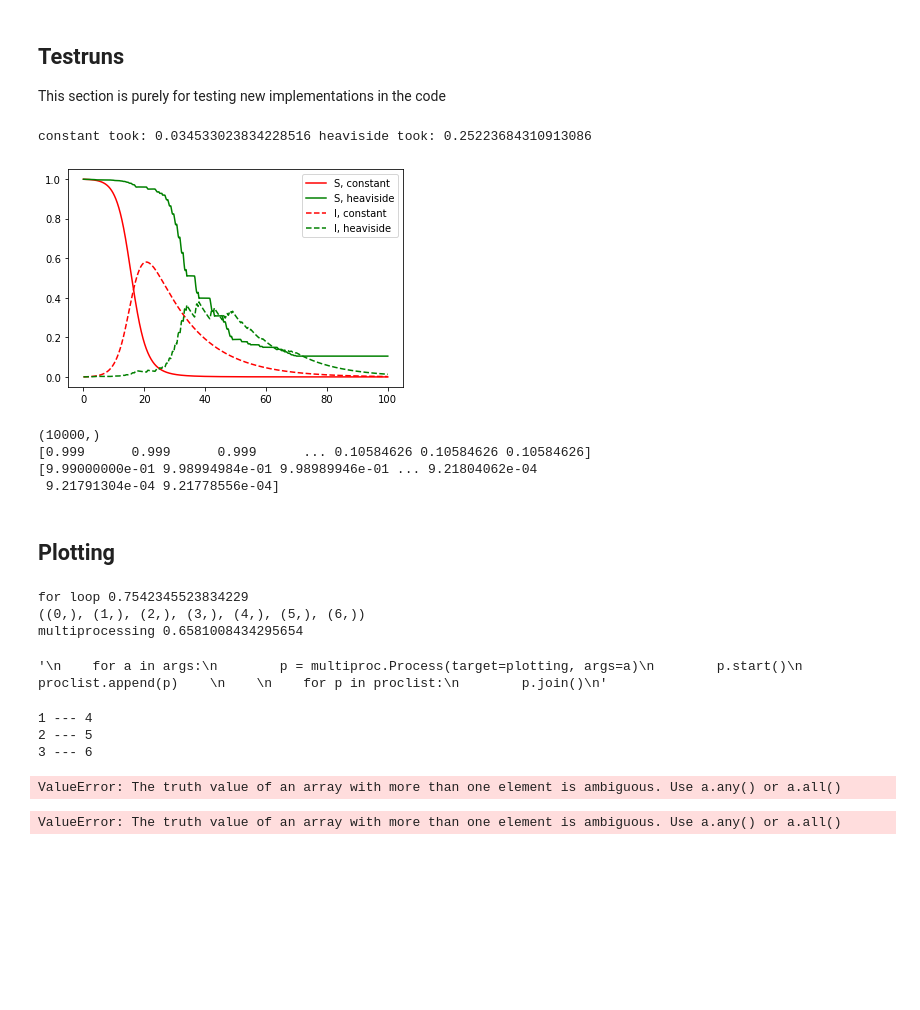
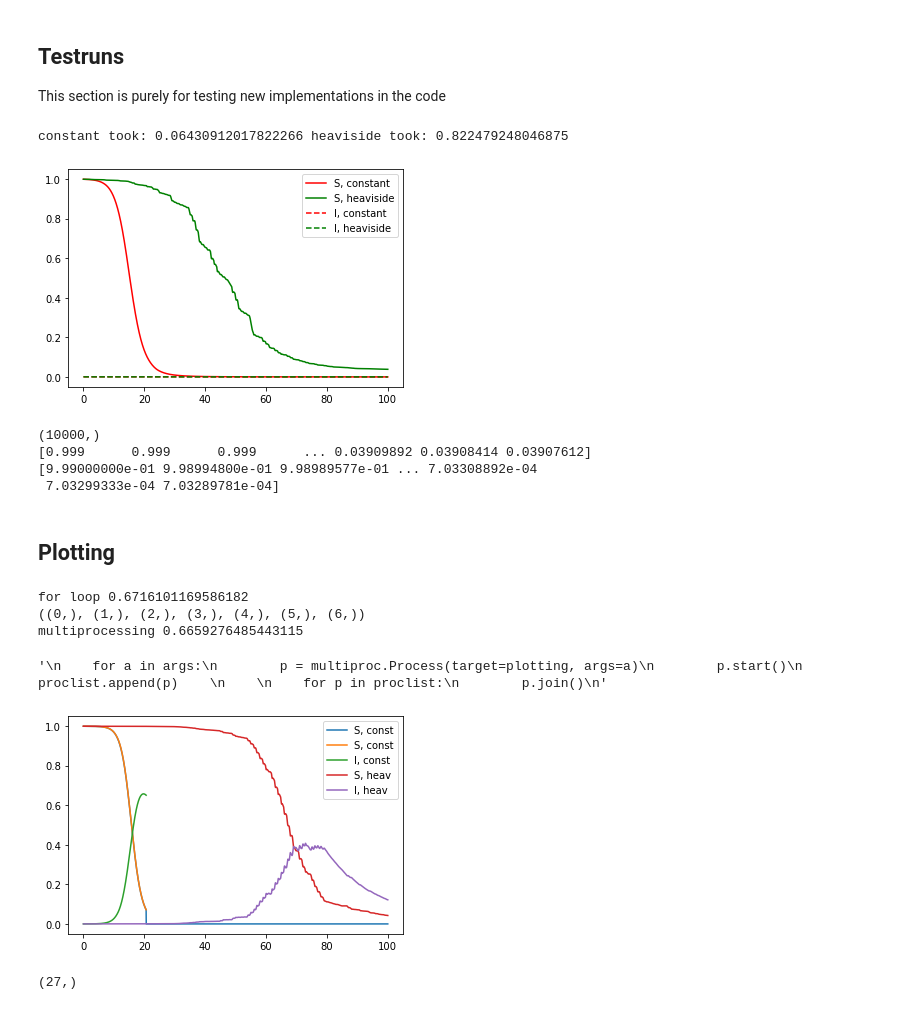
Before and after one commit to torbensun/Modeling-Of-Epidemics-With-Compartmental-And-Network-Models, a Jupyter notebook: Project.ipynb, the cells around one changed output. Cells and saved outputs as stored; diff of their text form; code cells hidden in the pictures; blank space fills up the shorter version.

```diff
--- a/Project.ipynb
+++ b/Project.ipynb
@@ -20,7 +20,7 @@ class Data:
         self.dimension = dimension
 
         "Alpha describes the rate of infection"
-        self.alpha = 0.4 # Dimensions day^(-1)
+        self.alpha = 0.2 # Dimensions day^(-1)
 
         "Beta describes the recovery rate"
         self.beta = 1/14 # Dimensions day^(-1)
@@ -119,6 +119,8 @@ def function_of_system(timestep, functions,  data, methode, t0):
     # -      Constant Coefficients       -
     # ------------------------------------
 
+    tt = 0.6
+
     if methode == "constant":
 
         # the for loop to fill dfuncdt
@@ -126,7 +128,7 @@ def function_of_system(timestep, functions,  data, methode, t0):
         for i in range(data.dimension):
             # see LaTeX for equations
             # dS/dt
-            dfuncdt[i] =  (data.commuters_day - 1) * functions[i] * functions[i + data.dimension] - data.commuters_day * data.alpha * (Neff[i] * functions[i] * Ieff[i] / data.N[i] + functions[i] / data.N[i] * np.sum(data.commutersFrom(i) * Ieff))
+            dfuncdt[i] =  - tt * functions[i] * functions[i + data.dimension] - (1 - tt) * data.alpha * (Neff[i] * functions[i] * Ieff[i] / data.N[i] + functions[i] / data.N[i] * np.sum(data.commutersFrom(i) * Ieff))
 
             # dI/dt \propto -dSdt
             dfuncdt[i + data.dimension] = - dfuncdt[i] - data.beta * functions[i + data.dimension]
@@ -190,11 +192,11 @@ This is a testrun to see whether or not the functions work as intended. The valu
 
 
 # defining a class, setting initial conditions, defining time and creating the distribution of commuters days
-testdata = Data(7, "Pendler.txt", 0.5, np.array([1e6, 2e6, 3e6, 4e6, 1e6, 1e6, 1e6]))
+testdata = Data(12, "Pendler.txt", 0.2, np.array([1e6, 2e6, 3e6, 4e6, 1e6, 1e6, 1e6, 1e6, 1e6, 1e6, 1e6, 1e6]))
 
 
 
-initial_conditions = [0.999, 1.0, 1.0, 1.0, 1.0, 1.0, 1.0, 0.001, 0, 0, 0, 0, 0, 0, 0, 0, 0, 0, 0, 0, 0, 0, 0, 0, 0, 0, 0, 0]
+initial_conditions = [0.999, 1.0, 1.0, 1.0, 1.0, 1.0, 1.0, 0.001, 0, 0, 0, 0, 0.001, 0, 0, 0, 0, 0, 0, 0, 0, 0, 0, 0, 0, 0, 0, 0, 0, 0, 0, 0, 0, 0, 0, 0, 0, 0, 0, 0, 0, 0, 0, 0, 0, 0, 0, 0]
 t = np.linspace(0, 100, 10000)
 tzero = np.array([0, 0.4, 0.8])
 
@@ -204,39 +206,39 @@ sol = sci.solve_ivp(fun=function_of_system, t_span=(0, 100), y0=initial_conditio
 
 t11 = time.time()
 
 # timing heaviside methode
 
 t20 = time.time()
 sol1 = sci.solve_ivp(fun=function_of_system, t_span=(0, 100), y0=initial_conditions, method="RK45", args=(testdata, "heaviside", tzero), t_eval=t)
 t21 = time.time()
 
 print("constant took:", t11-t10, "heaviside took:",  t21-t20)
 
 plt.plot(t, sol.y[0], "r", label="S, constant")
 plt.plot(t, sol1.y[0], "g", label="S, heaviside")
 plt.plot(t, sol.y[7], "--r", label="I, constant")
 plt.plot(t, sol1.y[7], "--g", label="I, heaviside")
 plt.legend()
 plt.show()
 
 
 
 
 print(np.shape(sol.t))
 
 
 print(sol1.y[0])
 
 y1 = sci.odeint(func=system_function, y0=initial_conditions, t=t, args=(testdata, "constant", tzero))
 
 print(y1[:, 0])
 # %% [output]
-constant took: 0.034533023834228516 heaviside took: 0.25223684310913086
+constant took: 0.06430912017822266 heaviside took: 0.822479248046875
-[figure, old version]
+[figure, new version]
 (10000,)
-[0.999      0.999      0.999      ... 0.10584626 0.10584626 0.10584626]
-[9.99000000e-01 9.98994984e-01 9.98989946e-01 ... 9.21804062e-04
- 9.21791304e-04 9.21778556e-04]
+[0.999      0.999      0.999      ... 0.03909892 0.03908414 0.03907612]
+[9.99000000e-01 9.98994800e-01 9.98989577e-01 ... 7.03308892e-04
+ 7.03299333e-04 7.03289781e-04]
 # %% [markdown]
 ## Plotting
 # %%
@@ -305,9 +307,9 @@ p.close()
         p.join()
 """
 # %% [output]
-for loop 0.7542345523834229
+for loop 0.6716101169586182
 ((0,), (1,), (2,), (3,), (4,), (5,), (6,))
-multiprocessing 0.6581008434295654
+multiprocessing 0.6659276485443115
 '\n    for a in args:\n        p = multiproc.Process(target=plotting, args=a)\n        p.start()\n        proclist.append(p)    \n    \n    for p in proclist:\n        p.join()\n'
 # %%
 
@@ -318,10 +320,6 @@ def write(i, x):
 
 a = [1, 2, 3]
 b = [4, 5, 6]
-# %% [output]
-1 --- 4
-2 --- 5
-3 --- 6
 # %%
 a = initial_compartment_distribution(12, "2020/07/24")
 initCond = np.zeros(12*4)
@@ -332,19 +330,29 @@ for i in range(12):
     initCond[i + 24] = a[i][2]
     initCond[i + 36] = a[i][3]
 
-N = region_setup(12)
+N = region_setup(12)[0]
 
 
+tzero = np.array([0, 0.4, 0.8])
 
-#simulation001 = Data(12, "Pendler.txt", 10/24, )
+
+simulation001 = Data(12, "Pendler.txt", 0.6, import_rki_data(N, 7)[2])
 
 t = np.linspace(0, 100, 10000)
 
-
-sol = sci.odeint(func=system_function, y0=initCond, t=t, args=(simulation001, "constant", tzero))
+sol1 = sci.solve_ivp(fun=function_of_system, t_span=(0, 100), y0=initCond, method="RK45", args=(simulation001, "heaviside", tzero), t_eval=t)
+sol = sci.solve_ivp(fun=function_of_system, t_span=(0, 100), y0=initCond, method="RK45", args=(simulation001, "constant", tzero), t_eval=t, dense_output=True)
-# %% [output]
-ValueError: The truth value of an array with more than one element is ambiguous. Use a.any() or a.all()
-# %%
-print(import_rki_data(N, 7)[2])
-# %% [output]
-ValueError: The truth value of an array with more than one element is ambiguous. Use a.any() or a.all()
+# %%
+
+plt.plot(sol.t, sol.y[0], label="S, const")
+plt.plot(sol.t, sol.y[12], label="I, const")
+plt.plot(sol1.t, sol1.y[0], label="S, heav")
+plt.plot(sol1.t, sol1.y[12], label="I, heav")
+plt.legend()
+plt.show()
+# %% [output]
+[figure, added]
+# %%
+print(np.shape(sol.t))
+# %% [output]
+(27,)
```
Also changed, not shown: 7 other files.
